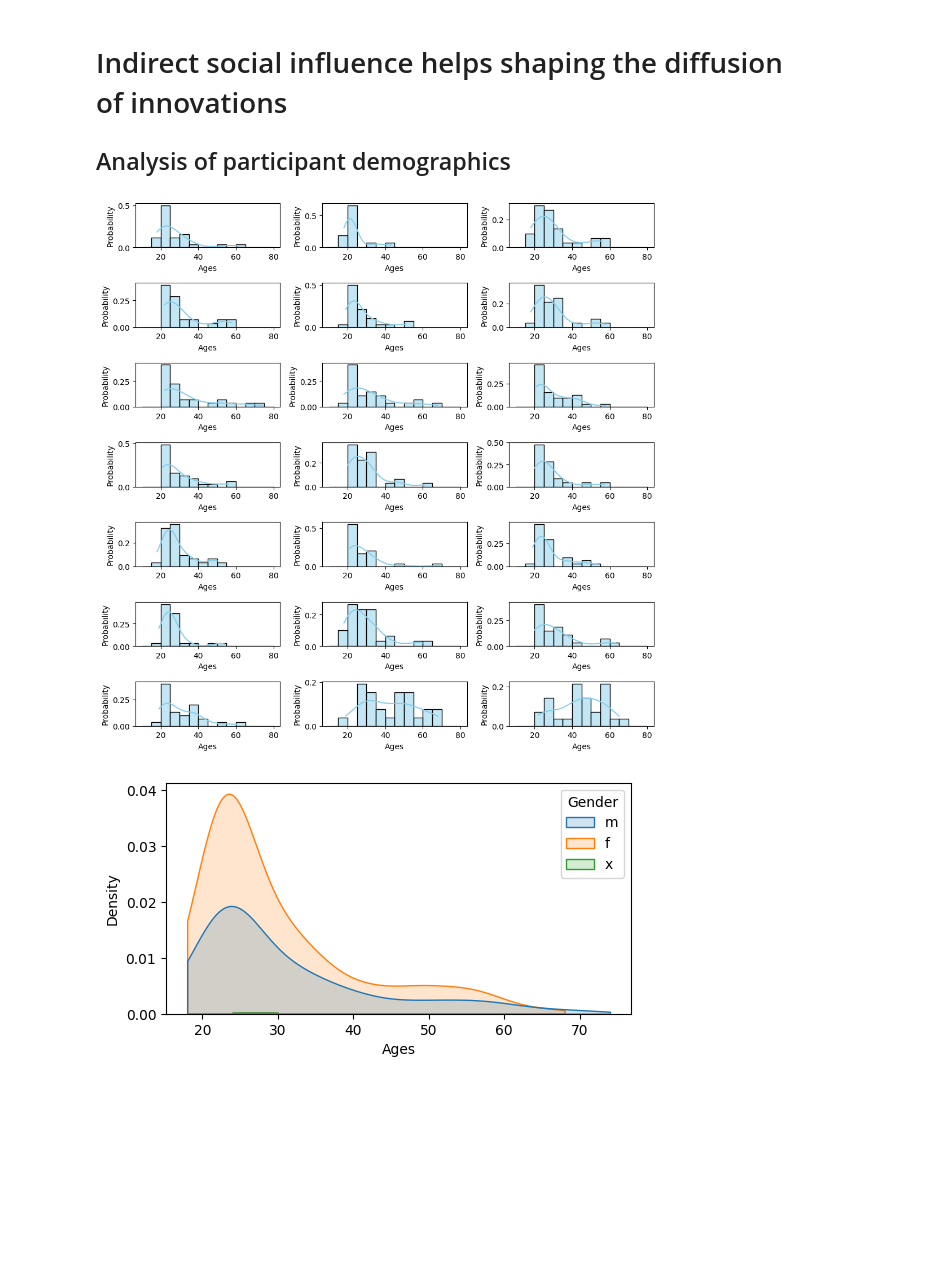
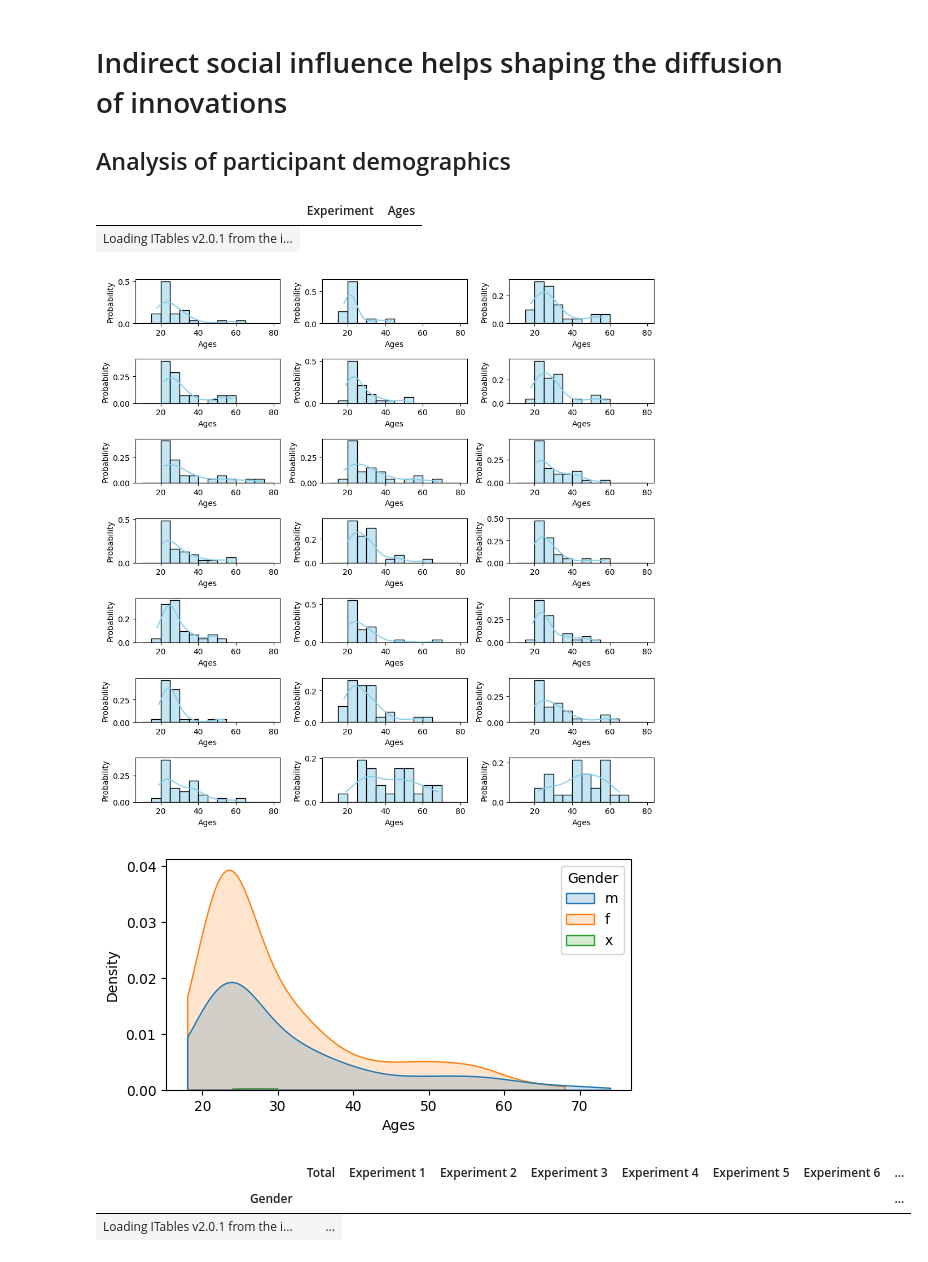
Before and after one commit to mpereda/Indirect-social-influence-helps-shaping-the-diffusion-of-innovations, a Jupyter notebook: Demographics of participants/demographics.ipynb, the cells around one changed output. Drawn from its saved outputs; the diff is of its cells as text; code cells hidden in the pictures; blank space fills up the shorter version.

Commit message:
display en vez de print

```diff
--- a/Demographics of participants/demographics.ipynb
+++ b/Demographics of participants/demographics.ipynb
@@ -16,7 +16,7 @@ import matplotlib.pyplot as plt
 df = pd.read_csv("demographics_t2.csv")
 
 #Edad media
-#display(df.describe())
+display(df.describe())
 
 # Create a a grid of plots, there are as many as the maximum value of the "Experiment" column. In each plot you have to make a relative frequency histogram of the column "Ages".
 
@@ -60,33 +60,36 @@ plt.show()
 palette2 = iter(sns.husl_palette(h=.5, n_colors=3))
 
 #https://cesarquezadab.com/2022/02/22/dominando-graficos-en-python-con-matplotlib-y-seaborn/
 fig2= plt.subplots(nrows=1, ncols=1, figsize=(6, 3))
 sns.kdeplot(data=df, x="Ages", hue="Gender", cut=0, fill=True, common_norm=True, alpha=0.2)
 plt.savefig("Gender_age.pdf", format="pdf", bbox_inches="tight")
 plt.show()
 
 
 # A este gráfico le falta una caption que diga que proporción hay de cada grupo, porque al ser una density parace que hay muchos no binarios.
 #If True, scale each conditional density by the number of observations such that the total area under all densities sums to 1
 
 # Create a summary table
 summary_table = pd.DataFrame()
 
 # Count the total number of people by gender
 total_counts = df["Gender"].value_counts()
 summary_table["Total"] = total_counts
 
 # Count the number of people by gender for each experiment
 for i in range(1, max_experiment + 1):
     experiment_counts = df[df["Experiment"] == i]["Gender"].value_counts()
     summary_table[f"Experiment {i}"] = experiment_counts
 
 # Display the summary table
-
-#display(summary_table)
-
+display(summary_table)
 
 summary_table.to_csv("resumen_genero.csv")
 # %% [output]
+|  | Experiment | Ages |
+| Loading ITables v2.0.1 from the i... |
 [figure]
 [figure]
+|  | Total | Experiment 1 | Experiment 2 | Experiment 3 | Experiment 4 | Experiment 5 | Experiment 6 | ... |
+| Gender |  |  |  |  |  |  |  | ... |
+| Loading ITables v2.0.1 from the i... | ... |
```
Also changed, not shown: 2 other files.
